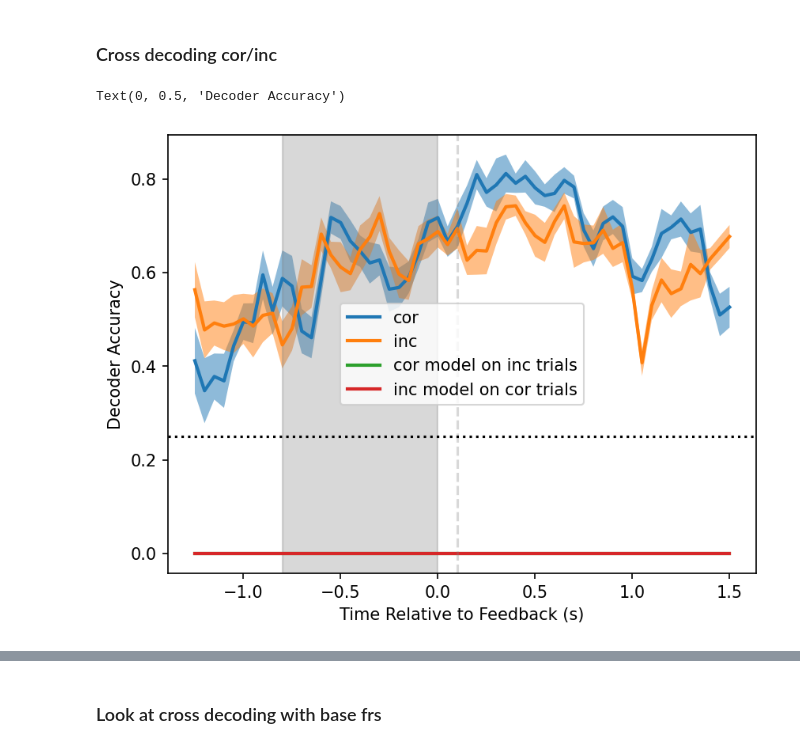
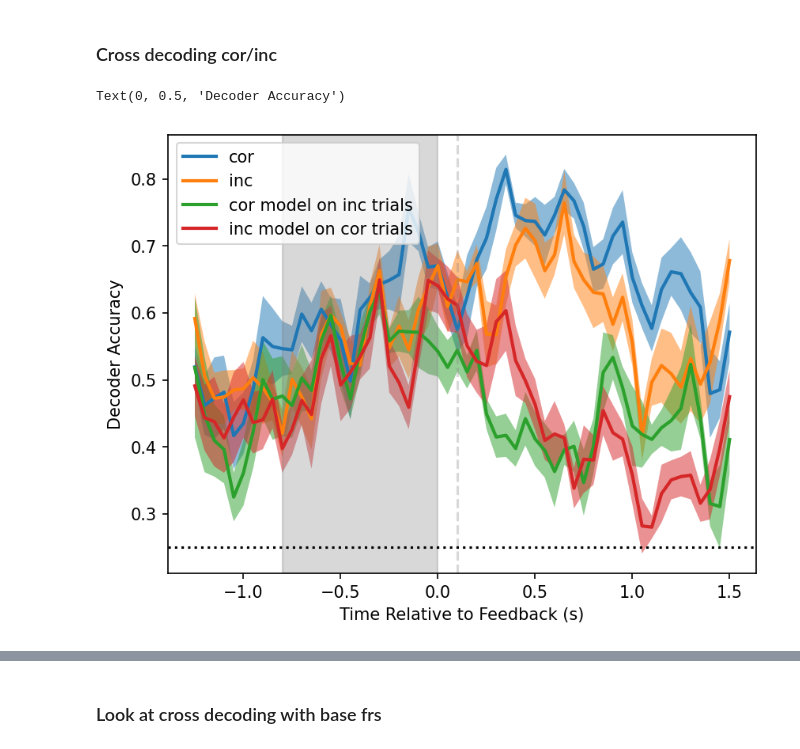
Before and after one commit to pqz317/wcst_decode, a Jupyter notebook: notebooks/20240214_visualize_feat_by_max.ipynb, the cells around one changed output, grey strips where cells are left out. Cells and saved outputs as stored; diff of their text form; code cells hidden in the pictures.

```diff
--- a/notebooks/20240214_visualize_feat_by_max.ipynb
+++ b/notebooks/20240214_visualize_feat_by_max.ipynb
@@ -367,20 +364,29 @@ Text(0, 0.5, 'Decoder Accuracy')
 ### Cross decoding cor/inc
 # %%
 fig, ax = plt.subplots(dpi=150)
-# cor = np.load(os.path.join(OUTPUT_DIR, f"SQUARE_vs_TRIANGLE_vs_CIRCLE_vs_STAR_Response_Correct_residual_fr_unshuffled_test_accs.npy"))
-# inc = np.load(os.path.join(OUTPUT_DIR, f"SQUARE_vs_TRIANGLE_vs_CIRCLE_vs_STAR_Response_Incorrect_residual_fr_unshuffled_test_accs.npy"))
-# # cor_shuffled = np.load(os.path.join(OUTPUT_DIR, f"SQUARE_vs_TRIANGLE_vs_CIRCLE_vs_STAR_Response_Correct_residual_fr_shuffled_test_accs.npy"))
-# # inc_shuffled = np.load(os.path.join(OUTPUT_DIR, f"SQUARE_vs_TRIANGLE_vs_CIRCLE_vs_STAR_Response_Incorrect_residual_fr_shuffled_test_accs.npy"))
-# # shuffled = np.hstack((cor_shuffled, inc_shuffled))
-# cor_model_on_inc = np.load(os.path.join(OUTPUT_DIR, f"SQUARE_vs_TRIANGLE_vs_CIRCLE_vs_STAR_Response_Correct_residual_fr_cross_accs.npy"))
-# inc_model_on_cor = np.load(os.path.join(OUTPUT_DIR, f"SQUARE_vs_TRIANGLE_vs_CIRCLE_vs_STAR_Response_Incorrect_residual_fr_cross_accs.npy"))
-cor = np.load(os.path.join(OUTPUT_DIR, f"SQUARE_vs_TRIANGLE_vs_CIRCLE_vs_STAR_Response_Correct_residual_feature_fb_fr_unshuffled_test_accs.npy"))
-inc = np.load(os.path.join(OUTPUT_DIR, f"SQUARE_vs_TRIANGLE_vs_CIRCLE_vs_STAR_Response_Incorrect_residual_feature_fb_fr_unshuffled_test_accs.npy"))
+cor = np.load(os.path.join(OUTPUT_DIR, f"SQUARE_vs_TRIANGLE_vs_CIRCLE_vs_STAR_Response_Correct_residual_fr_unshuffled_test_accs.npy"))
+inc = np.load(os.path.join(OUTPUT_DIR, f"SQUARE_vs_TRIANGLE_vs_CIRCLE_vs_STAR_Response_Incorrect_residual_fr_unshuffled_test_accs.npy"))
 # cor_shuffled = np.load(os.path.join(OUTPUT_DIR, f"SQUARE_vs_TRIANGLE_vs_CIRCLE_vs_STAR_Response_Correct_residual_fr_shuffled_test_accs.npy"))
 # inc_shuffled = np.load(os.path.join(OUTPUT_DIR, f"SQUARE_vs_TRIANGLE_vs_CIRCLE_vs_STAR_Response_Incorrect_residual_fr_shuffled_test_accs.npy"))
 # shuffled = np.hstack((cor_shuffled, inc_shuffled))
-cor_model_on_inc = np.load(os.path.join(OUTPUT_DIR, f"SQUARE_vs_TRIANGLE_vs_CIRCLE_vs_STAR_Response_Correct_residual_feature_fb_fr_cross_accs.npy"))
-inc_model_on_cor = np.load(os.path.join(OUTPUT_DIR, f"SQUARE_vs_TRIANGLE_vs_CIRCLE_vs_STAR_Response_Incorrect_residual_feature_fb_fr_cross_accs.npy"))
+cor_model_on_inc = np.load(os.path.join(OUTPUT_DIR, f"SQUARE_vs_TRIANGLE_vs_CIRCLE_vs_STAR_Response_Correct_residual_fr_cross_accs.npy"))
+inc_model_on_cor = np.load(os.path.join(OUTPUT_DIR, f"SQUARE_vs_TRIANGLE_vs_CIRCLE_vs_STAR_Response_Incorrect_residual_fr_cross_accs.npy"))
+
+# cor = np.load(os.path.join(OUTPUT_DIR, f"SQUARE_vs_TRIANGLE_vs_CIRCLE_vs_STAR_Response_Correct_residual_feature_fb_fr_unshuffled_test_accs.npy"))
+# inc = np.load(os.path.join(OUTPUT_DIR, f"SQUARE_vs_TRIANGLE_vs_CIRCLE_vs_STAR_Response_Incorrect_residual_feature_fb_fr_unshuffled_test_accs.npy"))
+# cor_model_on_inc = np.load(os.path.join(OUTPUT_DIR, f"SQUARE_vs_TRIANGLE_vs_CIRCLE_vs_STAR_Response_Correct_residual_feature_fb_fr_cross_accs.npy"))
+# inc_model_on_cor = np.load(os.path.join(OUTPUT_DIR, f"SQUARE_vs_TRIANGLE_vs_CIRCLE_vs_STAR_Response_Incorrect_residual_feature_fb_fr_cross_accs.npy"))
+
+# cor = np.load(os.path.join(OUTPUT_DIR, f"CYAN_vs_GREEN_vs_MAGENTA_vs_YELLOW_Response_Correct_residual_feature_fb_fr_unshuffled_test_accs.npy"))
+# inc = np.load(os.path.join(OUTPUT_DIR, f"CYAN_vs_GREEN_vs_MAGENTA_vs_YELLOW_Response_Incorrect_residual_feature_fb_fr_unshuffled_test_accs.npy"))
+# cor_model_on_inc = np.load(os.path.join(OUTPUT_DIR, f"CYAN_vs_GREEN_vs_MAGENTA_vs_YELLOW_Response_Correct_residual_feature_fb_fr_cross_accs.npy"))
+# inc_model_on_cor = np.load(os.path.join(OUTPUT_DIR, f"CYAN_vs_GREEN_vs_MAGENTA_vs_YELLOW_Response_Incorrect_residual_feature_fb_fr_cross_accs.npy"))
+
+# cor = np.load(os.path.join(OUTPUT_DIR, f"ESCHER_vs_POLKADOT_vs_RIPPLE_vs_SWIRL_Response_Correct_residual_feature_fb_fr_unshuffled_test_accs.npy"))
+# inc = np.load(os.path.join(OUTPUT_DIR, f"ESCHER_vs_POLKADOT_vs_RIPPLE_vs_SWIRL_Response_Incorrect_residual_feature_fb_fr_unshuffled_test_accs.npy"))
+# cor_model_on_inc = np.load(os.path.join(OUTPUT_DIR, f"ESCHER_vs_POLKADOT_vs_RIPPLE_vs_SWIRL_Response_Correct_residual_feature_fb_fr_cross_accs.npy"))
+# inc_model_on_cor = np.load(os.path.join(OUTPUT_DIR, f"ESCHER_vs_POLKADOT_vs_RIPPLE_vs_SWIRL_Response_Incorrect_residual_feature_fb_fr_cross_accs.npy"))
+
 visualization_utils.visualize_accuracy_across_time_bins(
     cor,
     PRE_INTERVAL / 1000, POST_INTERVAL / 1000, INTERVAL_SIZE / 1000,  # by default these are in seconds
@@ -404,31 +410,31 @@ visualization_utils.visualize_accuracy_across_time_bins(
     label="cor model on inc trials",
     right_align=True,
     # sem=True,
 )
 visualization_utils.visualize_accuracy_across_time_bins(
     inc_model_on_cor,
     PRE_INTERVAL / 1000, POST_INTERVAL / 1000, INTERVAL_SIZE / 1000,  # by default these are in seconds
     ax,
     label="inc model on cor trials",
     right_align=True,
     # sem=True,
 )
 # visualization_utils.visualize_accuracy_across_time_bins(
 #     inc_shuffled,
 #     PRE_INTERVAL / 1000, POST_INTERVAL / 1000, INTERVAL_SIZE / 1000,  # by default these are in seconds
 #     ax,
 #     label="inc shuffled",
 #     right_align=True,
 # )
 ax.legend()
 # add grey band for selection period
 ax.axvspan(-0.8, 0, alpha=0.3, color='gray')
 # add dotted line for feedback start
 ax.axvline(0.098, alpha=0.3, color='gray', linestyle='dashed')
 # add estimated chance
 ax.axhline(0.25, color='black', linestyle='dotted', label="Estimated Chance")
 ax.set_xlabel("Time Relative to Feedback (s)")
 ax.set_ylabel("Decoder Accuracy")
 # %% [output]
 Text(0, 0.5, 'Decoder Accuracy')
-[figure, old version]
+[figure, new version]
```
Also changed, not shown: parts of 3 cells of this notebook, 7 other files.
